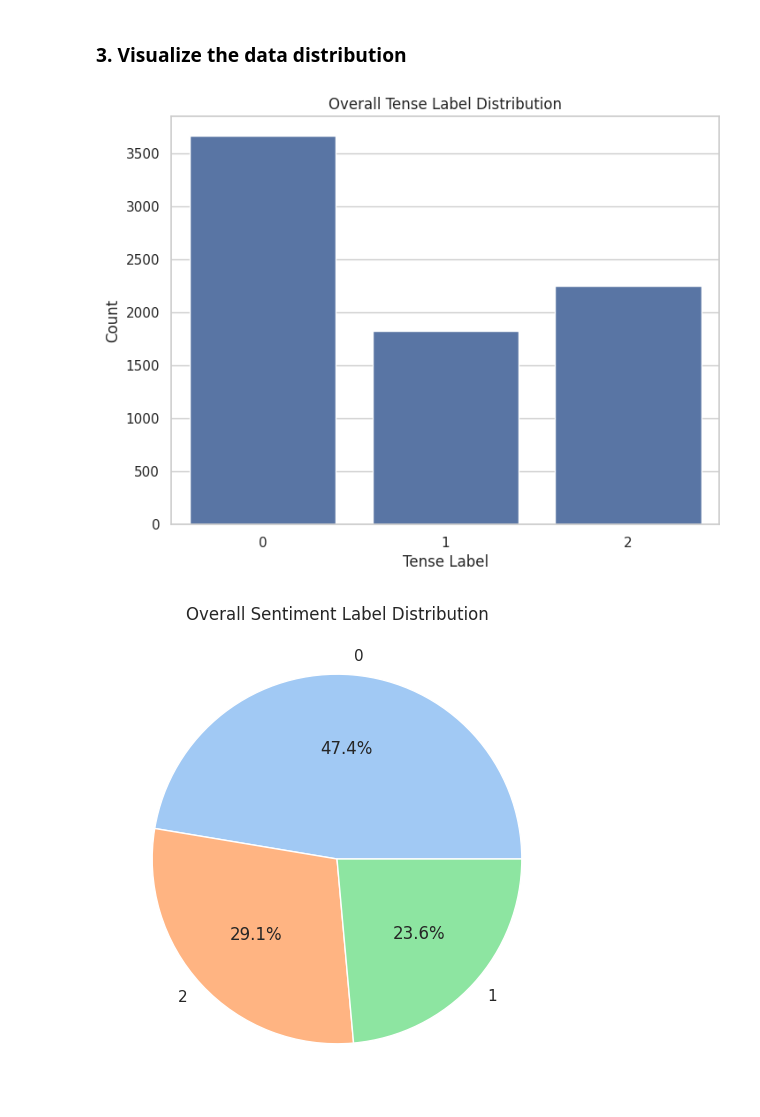
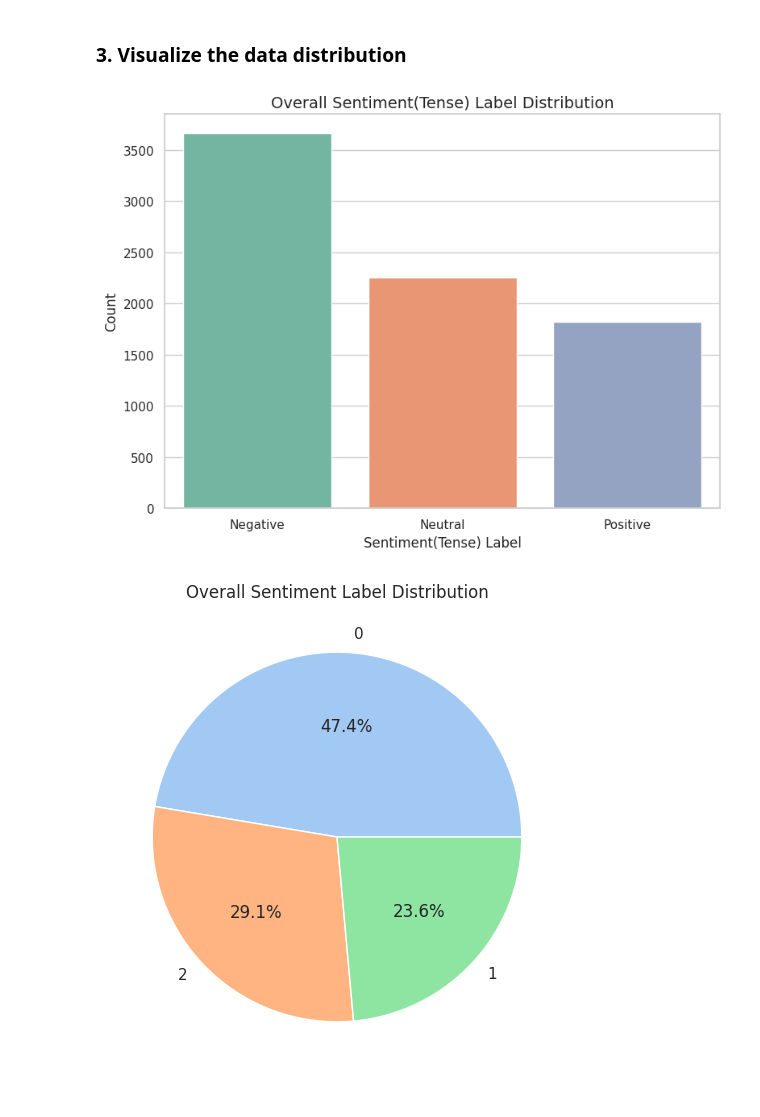
Before and after one commit to coder7475/sentiment_analysis_bangla, a Jupyter notebook: EDA.ipynb, the cells around one changed output. Drawn from its saved outputs; the diff is of its cells as text; code cells hidden in the pictures.

Commit message:
feat: improve bar chart with naming label

```diff
--- a/EDA.ipynb
+++ b/EDA.ipynb
@@ -361,21 +361,34 @@ Name: proportion, dtype: float64
 # Visualize initial data distribution and correlations
 import matplotlib.pyplot as plt
 import seaborn as sns
-import numpy as np
+
+label_map = {
+    0: "Negative",
+    1: "Positive",
+    2: "Neutral"
+}
 # %%
+# Map numeric labels to descriptive names
+overall_distribution_named = overall_distribution.rename(index=label_map)
+
 # Set plot style
 sns.set_theme(style="whitegrid")
 
-# Bar Chart - Overall Distribution
+# --- Bar Chart: Overall Distribution ---
 plt.figure(figsize=(8, 6))
-sns.barplot(x=overall_distribution.index, y=overall_distribution.values)
-plt.title("Overall Tense Label Distribution")
-plt.xlabel("Tense Label")
-plt.ylabel("Count")
+sns.barplot(x=overall_distribution_named.index, y=overall_distribution_named.values, hue=overall_distribution_named.index, legend=False, palette="Set2")
+
+plt.title("Overall Sentiment(Tense) Label Distribution", fontsize=14)
+plt.xlabel("Sentiment(Tense) Label", fontsize=12)
+plt.ylabel("Count", fontsize=12)
+plt.xticks(fontsize=11)
+plt.yticks(fontsize=11)
+
+plt.tight_layout()
 plt.savefig("outputs/overall_label_distribution_bar.png")
 plt.show()
 # %% [output]
-[figure, old version]
+[figure, new version]
 # %%
 # Pie Chart - Overall Distribution
 plt.figure(figsize=(8, 6))
```
Also changed, not shown: 1 other file.
